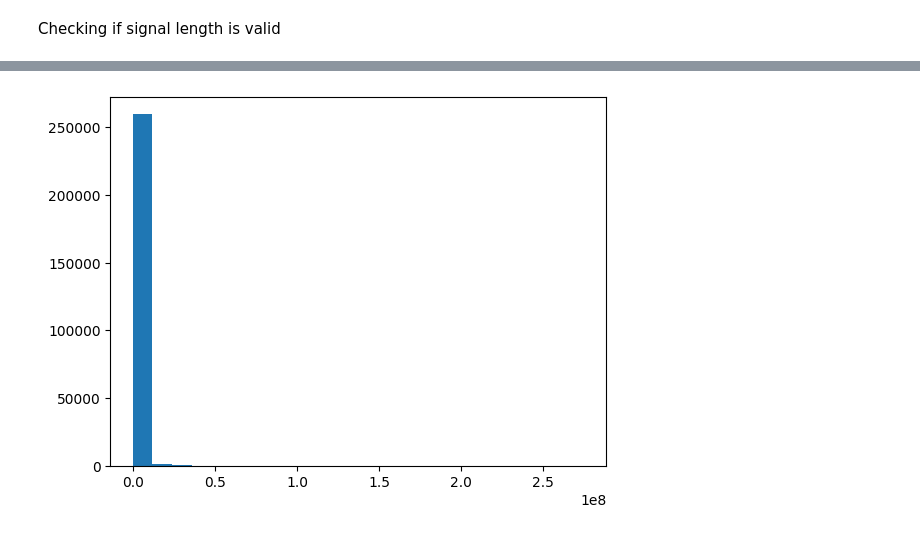
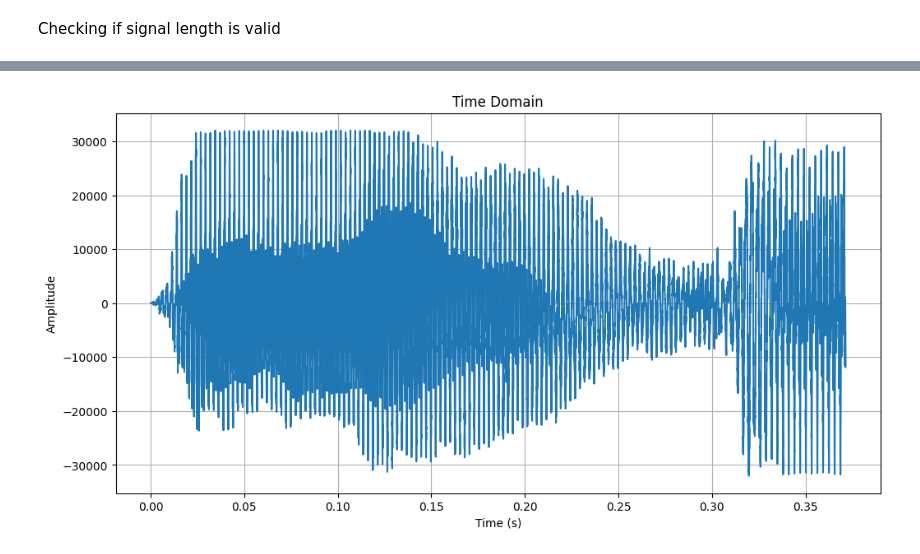
Before and after one commit to KazysV/sap, a Jupyter notebook: 2sap/main.ipynb, the cells around one changed output, grey strips where cells are left out. Cells and saved outputs as stored; diff of their text form; code cells hidden in the pictures.

```diff
--- a/2sap/main.ipynb
+++ b/2sap/main.ipynb
@@ -245,7 +52,0 @@ output_sound(sample_rate,result)
-# %%
-result = high_pass_filter(check_length(signal), 500, sample_rate)
-#plt.plot(result)\
-
-output_sound(sample_rate,result)
-# %% [output]
-[figure, removed]
@@ -251,0 +155,18 @@ output_sound(sample_rate,result)
+# %%
+def plot_time_domain(signal, sampling_rate):
+    # Generate the time axis
+    N = len(signal)
+    t = np.arange(N) / sampling_rate
+
+    # Plot the time domain
+    plt.figure(figsize=(12, 6))
+    plt.plot(t, signal)
+    plt.title('Time Domain')
+    plt.xlabel('Time (s)')
+    plt.ylabel('Amplitude')
+    plt.grid()
+    plt.show()
+# %%
+plot_time_domain(signal[:16384], sample_rate)
+# %% [output]
+[figure, added]
```
Also changed, not shown: parts of 35 cells of this notebook, 41 other files.
